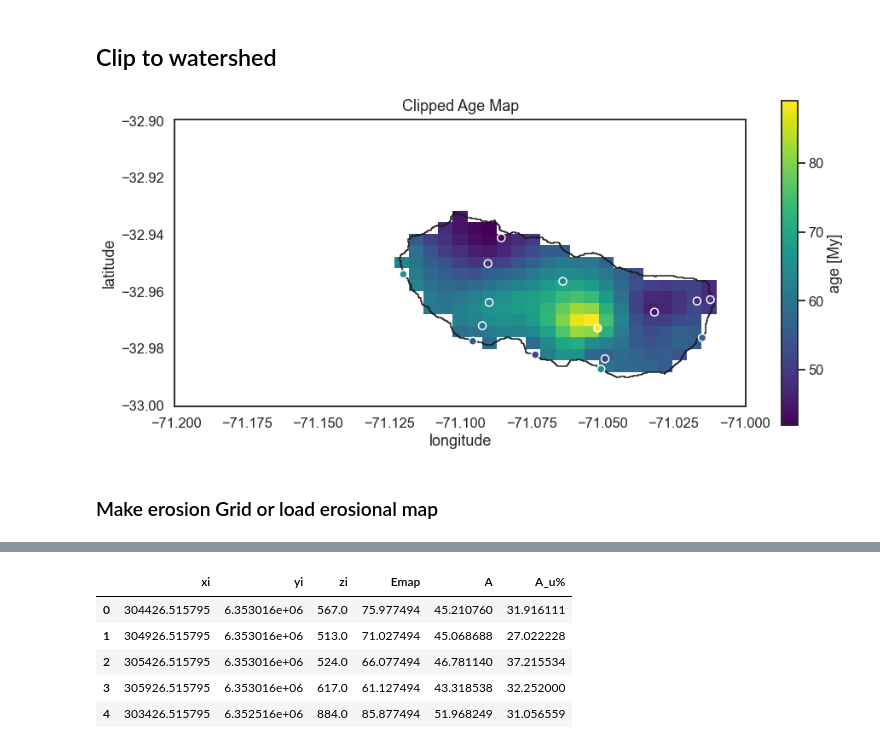
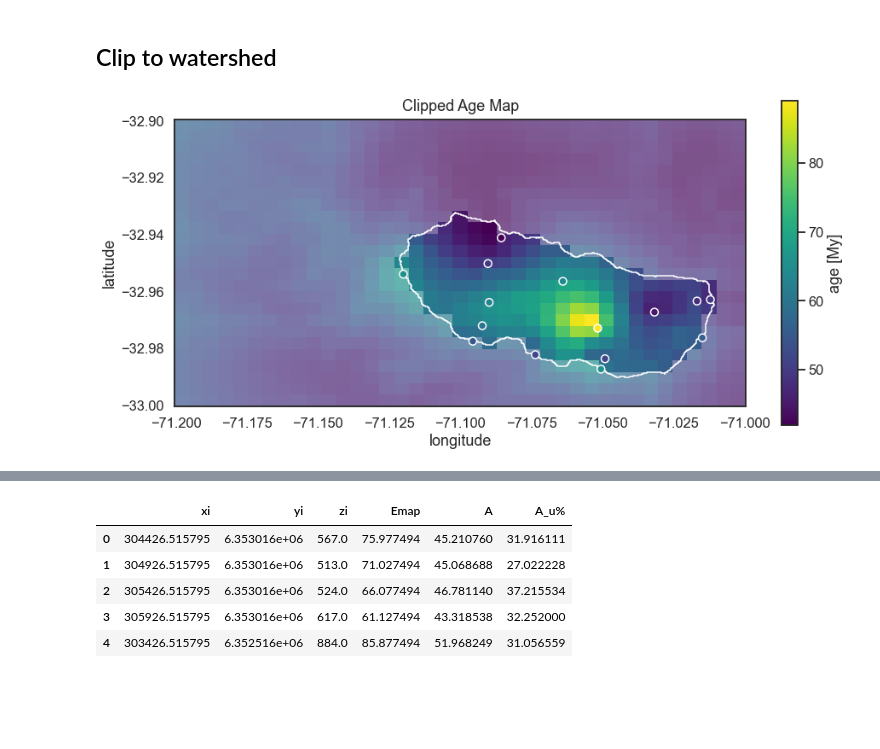
Before and after one commit to toddehlers/ESD_thermotrace, a Jupyter notebook: ESD_thermotrace.ipynb, the cells around one changed output, grey strips where cells are left out. Drawn from its saved outputs; the diff is of its cells as text; code cells hidden in the pictures; blank space fills up the shorter version.

Commit message:
added cell to make interpolation output table

```diff
--- a/ESD_thermotrace.ipynb
+++ b/ESD_thermotrace.ipynb
@@ -511,13 +510,13 @@ fig.savefig(opf+'/age_interp_error_map.pdf', dpi=200)
 # %% [markdown]
 ## Clip to watershed
 # %%
-# clip to watershed
 def clip_to_ws(raster, shp_filename, extent):
     '''
-    This function clips the input raster to the watershed shapefile
-    - raster: 2D-np.array
+    This function clips the input raster to the watershed shapefile,
+    so that all raster cells can be used to predict detrital distributions
+    - raster: 2D np.array
     - shp_filename: string, filename of the watershed shapefile
-    - extent: extent of the raster in wgs1984 (west, east, south, north)
+    - extent: tuple or list, extent of the raster in wgs1984 (west, east, south, north)
     '''
     import fiona
     import rasterio
@@ -551,38 +550,41 @@ def clip_to_ws(raster, shp_filename, extent):
         shapes = [feature["geometry"] for feature in shapefile]
     # read the raster and make masking information
     with rasterio.open('output/raster.tif','r') as src:
         out_image, out_transform = mask(src, shapes, nodata=np.nan)
         out_meta = src.meta
     # update the metadata accordingly
     out_meta.update({"driver": "GTiff",
                      "height": out_image.shape[1],
                      "width": out_image.shape[2],
                      "transform": out_transform})
     # write the clipped raster
     with rasterio.open("output/raster_clipped.tif", "w", **out_meta) as dest:
         dest.write(out_image)
 
     return rasterio.open('output/raster_clipped.tif').read(1)
 
-ws = clip_to_ws(age_interp_map, ws_filename, extent84)
+# clip all rasters to watershed
+xi_res_clp = clip_to_ws(xi_res, ws_filename, extent84)
+yi_res_clp = clip_to_ws(yi_res, ws_filename, extent84)
+zi_res_clp = clip_to_ws(zi_res, ws_filename, extent84)
+age_interp_map_clp = clip_to_ws(age_interp_map, ws_filename, extent84)
+age_interp_error_map_clp = clip_to_ws(age_interp_error_map, ws_filename, extent84)
 
+# plot the clipped age map
 fig, ax = plt.subplots(figsize=(15,7))
-im = ax.imshow(ws, extent=extent84, origin='upper', cmap='viridis')
-ws_outline.plot(edgecolor='k',facecolor='None',ax=ax)
+ax.imshow(age_interp_map, extent=extent84, origin='upper', cmap='viridis', alpha=0.7)
+im = ax.imshow(age_interp_map_clp, extent=extent84, origin='upper', cmap='viridis')
+ws_outline.plot(edgecolor='w',facecolor='None',ax=ax)
 ax.scatter(x=lon, y=lat, c=a, edgecolor='w', cmap='viridis')
 ax.set(aspect='equal', xlabel='longitude', ylabel='latitude')
 ax.set_title('Clipped Age Map', pad=10)
 cb = fig.colorbar(im)
 cb.set_label('age [My]')
 
 # save fig
 fig.savefig(opf+'/clipped_age_map.pdf', dpi=200)
 
-######################################### KEEP EDITING FROM HERE ON!!!!!!!!!!!!!!!!!!!!!!!!!!!!!!!!!!
-
 # age_interp_error_map = ws.read(1)
 # age_interp_error = age_interp_error_map.reshape(age_interp_error_map.size)
 # %% [output]
-[figure, old version]
+[figure, new version]
-# %% [markdown]
-### Make erosion Grid or load erosional map
```
Also changed, not shown: parts of 8 cells of this notebook, 19 other files.
